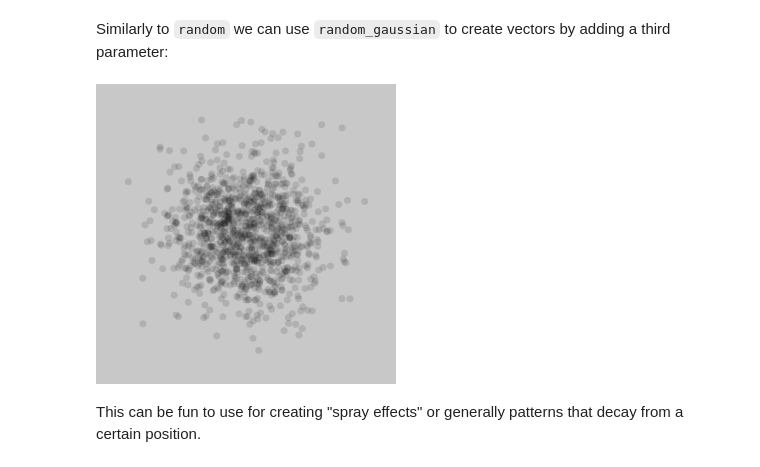
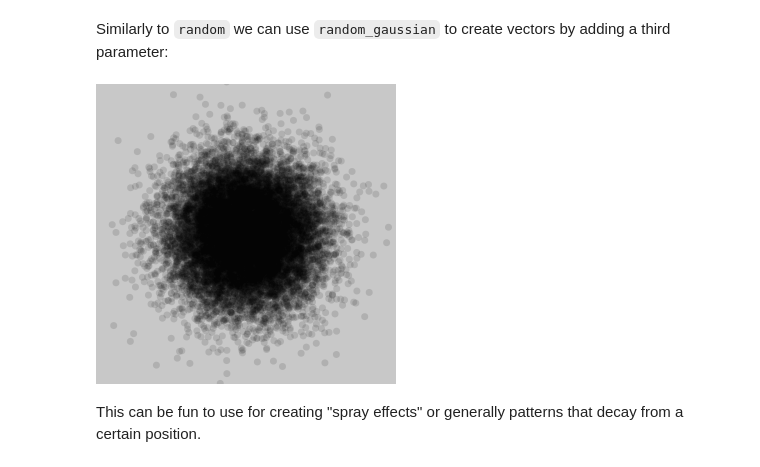
Before and after one commit to colormotor/generative_drawing_py, a Jupyter notebook: examples/week5/random.ipynb, the cells around one changed output. Drawn from its saved outputs; the diff is of its cells as text; code cells hidden in the pictures.

```diff
--- a/examples/week5/random.ipynb
+++ b/examples/week5/random.ipynb
@@ -94,13 +94,13 @@ Similarly to `random` we can use `random_gaussian` to create vectors by adding a
 # %%
 create_canvas(300, 300)
 fill(0, 30)
 no_stroke()
 translate(center)
-for i in range(1200):
+for i in range(15200):
     sigma = (width/2)/4
     circle(random_gaussian(0, sigma, 2), 7)
 show()
 # %% [output]
-[figure, old version]
+[figure, new version]
 # %% [markdown]
 This can be fun to use for creating "spray effects" or generally patterns that decay from a certain position.
```
